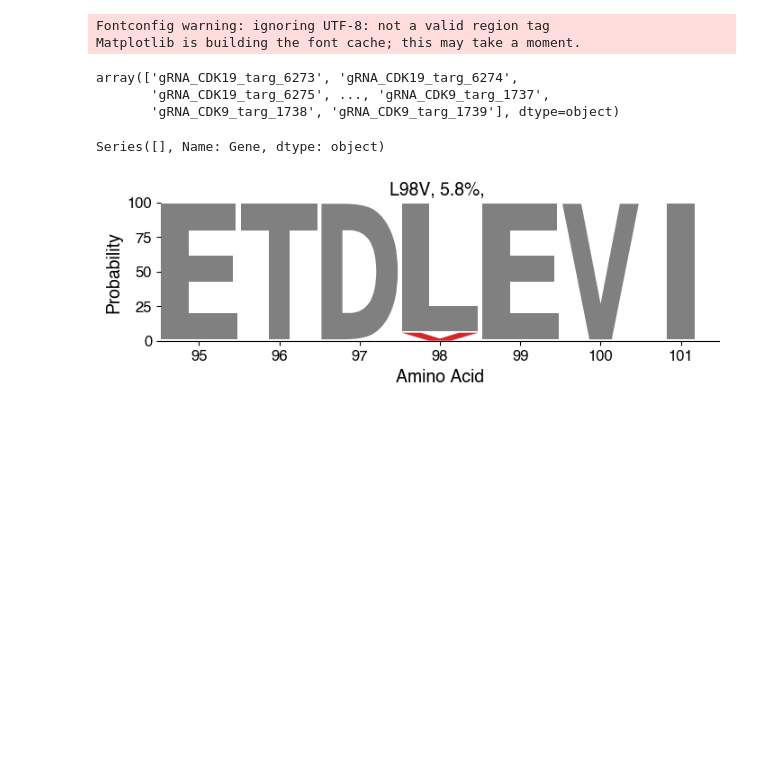
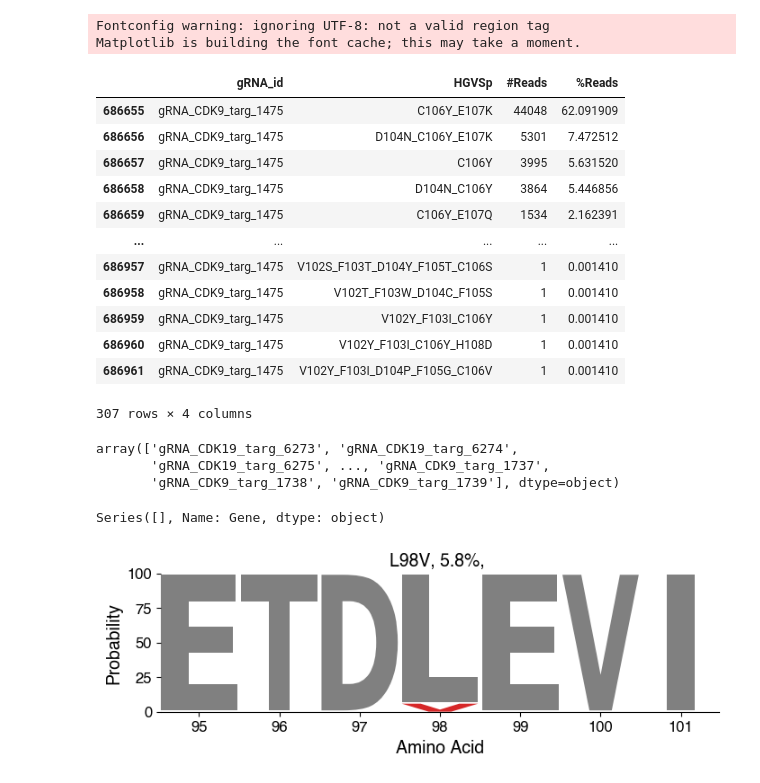
Before and after one commit to samgould2/CDK-BE-mutagenesis, a Jupyter notebook: notebooks/09_analysis_and_viz/logo_plots.ipynb, the cells around one changed output. Cells and saved outputs as stored; diff of their text form; code cells hidden in the pictures; blank space fills up the shorter version.

```diff
--- a/notebooks/09_analysis_and_viz/logo_plots.ipynb
+++ b/notebooks/09_analysis_and_viz/logo_plots.ipynb
@@ -47,6 +47,22 @@ ABE2 = pd.read_csv('../../screening_data/04_editing/ABE_CDK12_13_HGVSp.zip')
 CBE2 = pd.read_csv('../../screening_data/04_editing/CBE_CDK12_13_HGVSp.zip')
 ABE3 = pd.read_csv('../../screening_data/04_editing/ABE_CDK2_4_6_HGVSp.zip')
 CBE3 = pd.read_csv('../../screening_data/04_editing/CBE_CDK2_4_6_HGVSp.zip')
+# %%
+CBE1[CBE1['gRNA_id']=='gRNA_CDK9_targ_1475']
+# %% [output]
+|  | gRNA_id | HGVSp | #Reads | %Reads |
+| 686655 | gRNA_CDK9_targ_1475 | C106Y_E107K | 44048 | 62.091909 |
+| 686656 | gRNA_CDK9_targ_1475 | D104N_C106Y_E107K | 5301 | 7.472512 |
+| 686657 | gRNA_CDK9_targ_1475 | C106Y | 3995 | 5.631520 |
+| 686658 | gRNA_CDK9_targ_1475 | D104N_C106Y | 3864 | 5.446856 |
+| 686659 | gRNA_CDK9_targ_1475 | C106Y_E107Q | 1534 | 2.162391 |
+| ... | ... | ... | ... | ... |
+| 686957 | gRNA_CDK9_targ_1475 | V102S_F103T_D104Y_F105T_C106S | 1 | 0.001410 |
+| 686958 | gRNA_CDK9_targ_1475 | V102T_F103W_D104C_F105S | 1 | 0.001410 |
+| 686959 | gRNA_CDK9_targ_1475 | V102Y_F103I_C106Y | 1 | 0.001410 |
+| 686960 | gRNA_CDK9_targ_1475 | V102Y_F103I_C106Y_H108D | 1 | 0.001410 |
+| 686961 | gRNA_CDK9_targ_1475 | V102Y_F103I_D104P_F105G_C106V | 1 | 0.001410 |
+307 rows × 4 columns
 # %%
 np.unique(SAV_ABE1['gRNA_id'])
 # %% [output]
```
Also changed, not shown: parts of 23 cells of this notebook, 40 other files.
